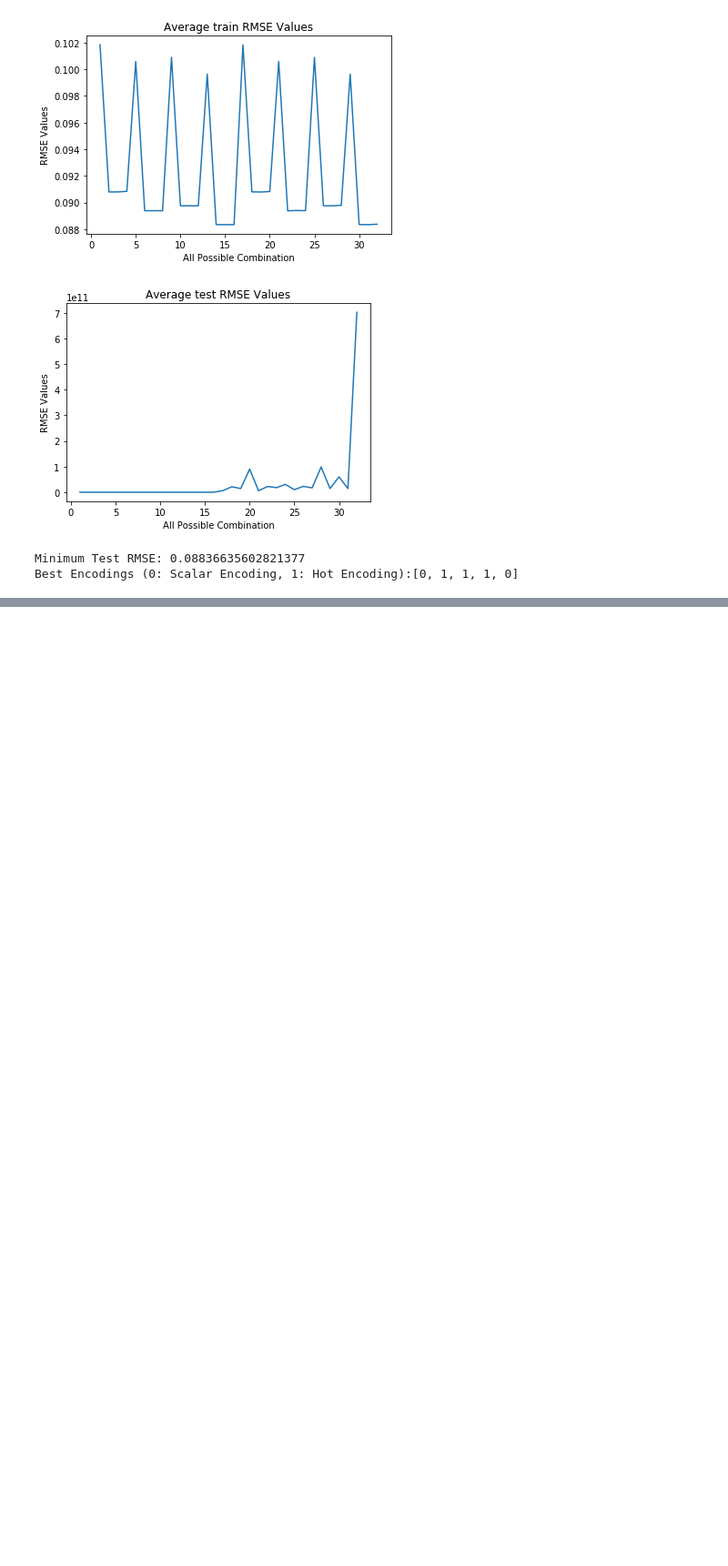
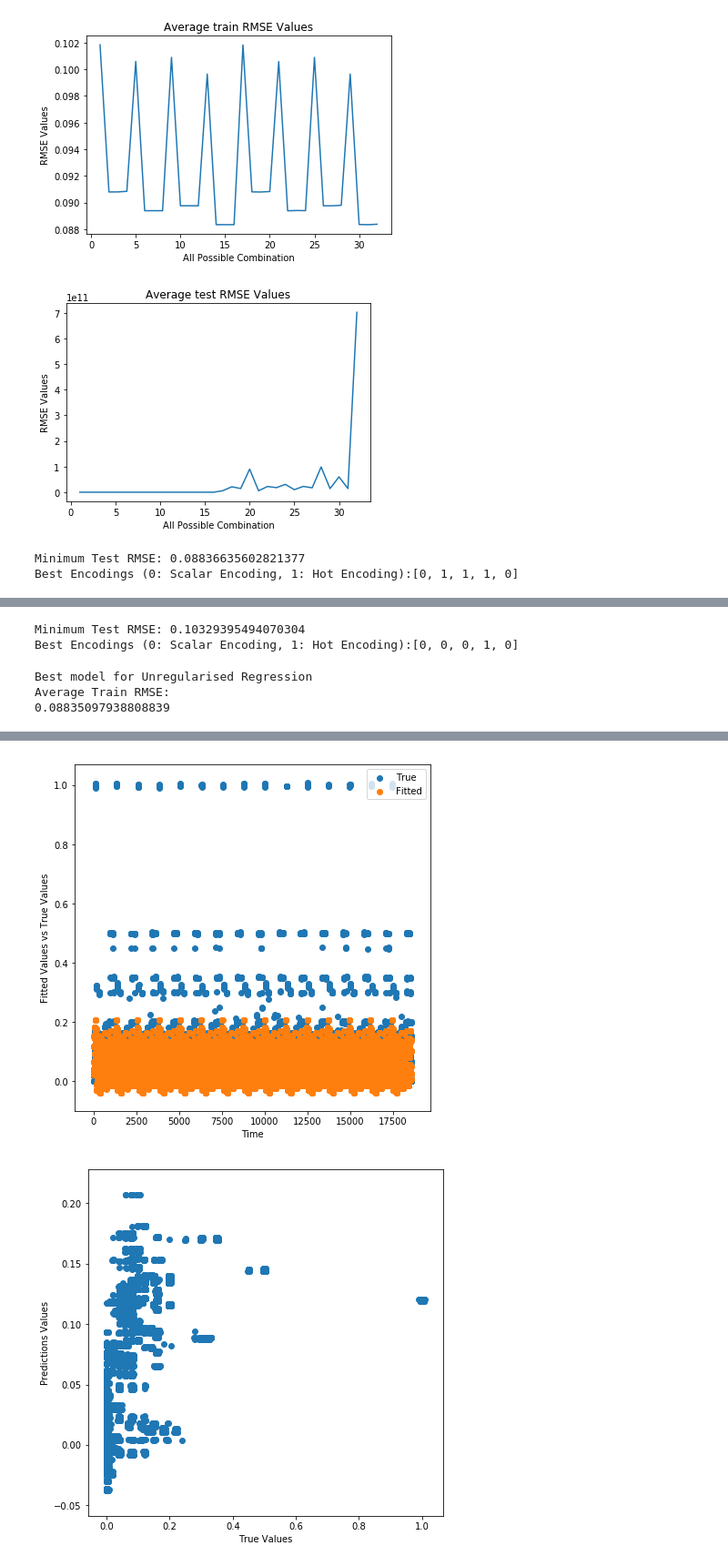
Before and after one commit to OmkarMehta/Regression-Analysis, a Jupyter notebook: Part_1.ipynb, the cells around one changed output, grey strips where cells are left out. Shown at 91% size. Saved outputs shown, nothing was run; the diff lists cells and outputs as text; code cells hidden in the pictures; blank space fills up the shorter version.

```diff
--- a/Part_1.ipynb
+++ b/Part_1.ipynb
@@ -546,0 +671,8 @@ Best Encodings (0: Scalar Encoding, 1: Hot Encoding):[0, 1, 1, 1, 0]
+# %%
+c = {"alpha" : [0.1,0.2,0.4,0.6,0.8,1]}
+from sklearn.model_selection import GridSearchCV
+temp = X_train
+clf = GridSearchCV(sklearn.linear_model.Lasso(), c, cv=10,scoring="neg_mean_squared_error")
+clf.fit(temp,Y_train)
+print("Best parameters are:")
+print(clf.best_params_)
@@ -546,0 +696,8 @@ Best Encodings (0: Scalar Encoding, 1: Hot Encoding):[0, 1, 1, 1, 0]
+# %%
+c = {"alpha" : [0.2,0.4,0.6,0.8,1] , "l1_ratio":[0.2,0.4,0.6,0.8,1] }
+from sklearn.model_selection import GridSearchCV
+temp = X_train
+clf = GridSearchCV(sklearn.linear_model.ElasticNet(), c, cv=10,scoring="neg_mean_squared_error")
+clf.fit(temp,Y_train)
+print("Best parameters:")
+print(clf.best_params_)
@@ -546,0 +746,6 @@ Best Encodings (0: Scalar Encoding, 1: Hot Encoding):[0, 1, 1, 1, 0]
+# %%
+print("Minimum Test RMSE: "+str(minr))
+print("Best Encodings (0: Scalar Encoding, 1: Hot Encoding):" +str(min_list))
+# %% [output]
+Minimum Test RMSE: 0.10329395494070304
+Best Encodings (0: Scalar Encoding, 1: Hot Encoding):[0, 0, 0, 1, 0]
@@ -546,0 +791,13 @@ Best Encodings (0: Scalar Encoding, 1: Hot Encoding):[0, 1, 1, 1, 0]
+# %%
+print("Best model for Unregularised Regression")
+temp = transform(X_train, [0,1,1,1,0])
+lr = LinearRegression()
+lr.fit(temp, Y_train)
+predictions = lr.predict(temp)
+print("Average Train RMSE:")
+print(math.sqrt(metrics.mean_squared_error(Y_train, lr.predict(temp))))
+plot_un(predictions,Y_train,"")
+# %% [output]
+Best model for Unregularised Regression
+Average Train RMSE:
+0.08835097938808839
@@ -546,0 +807,2 @@ Best Encodings (0: Scalar Encoding, 1: Hot Encoding):[0, 1, 1, 1, 0]
+[figure, added]
+[figure, added]
```
Also changed, not shown: parts of 15 cells of this notebook.
